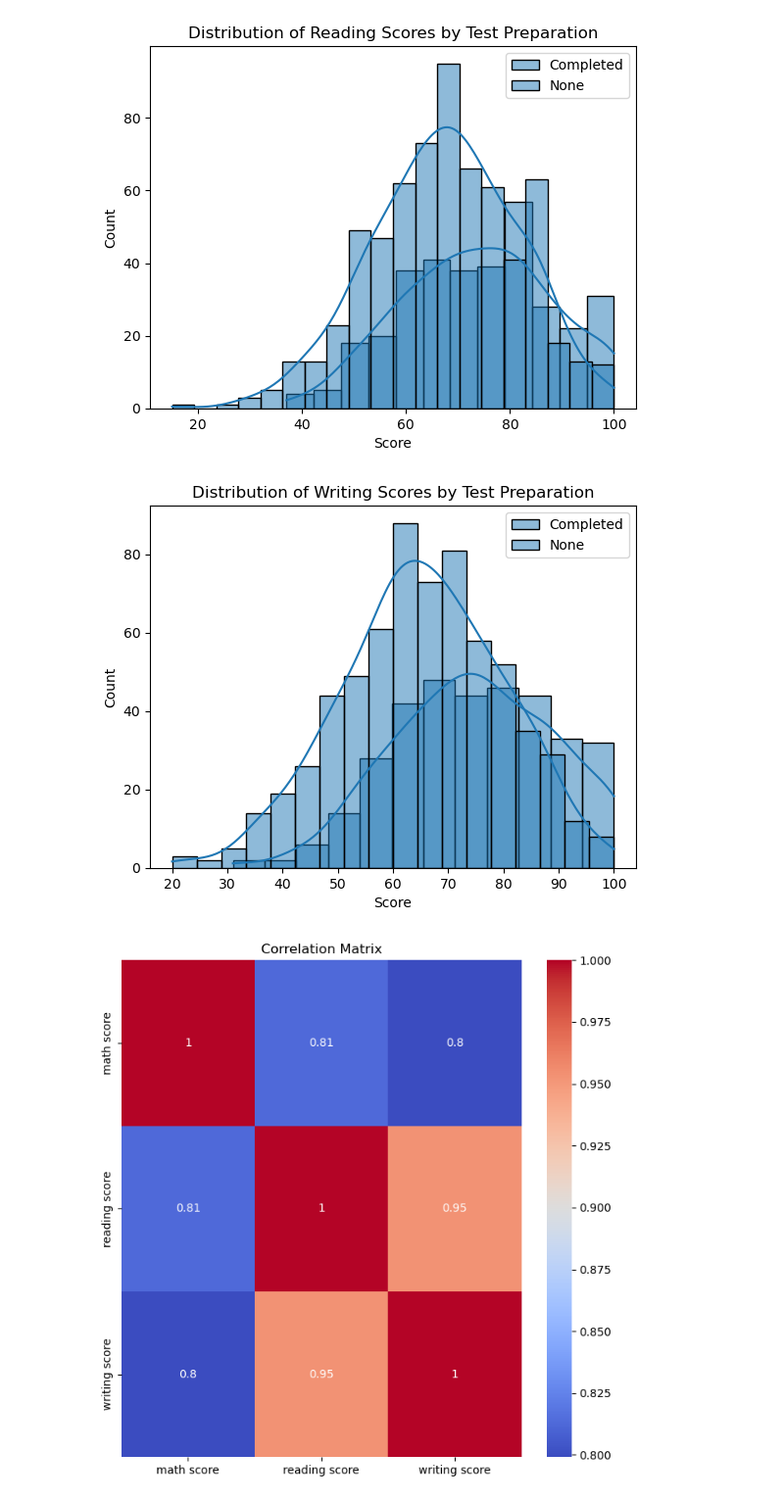
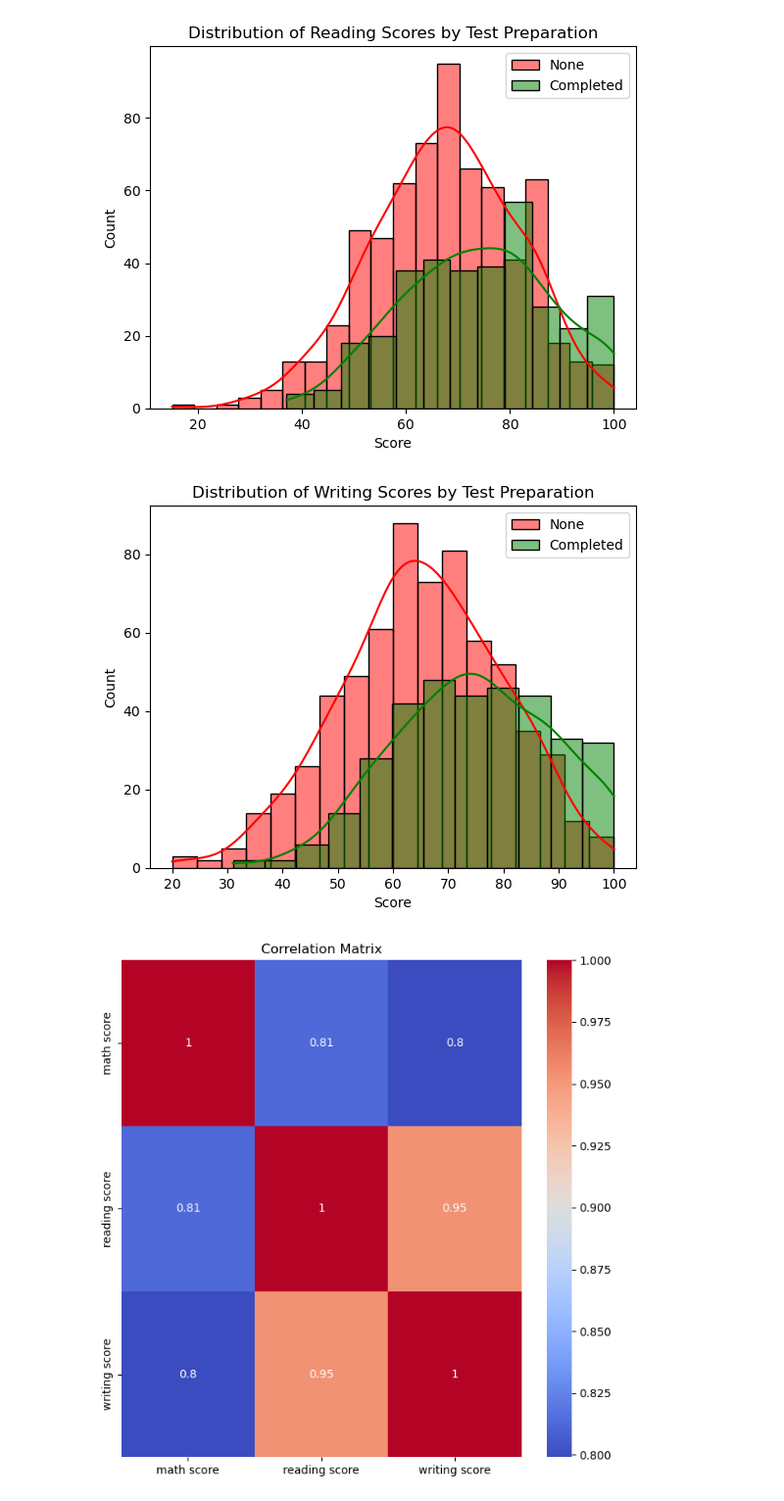
Before and after one commit to sahartvk/DataMining_Exam-Scores, a Jupyter notebook: project.ipynb, the cells around one changed output. Shown: that part at 98% size. Cells and saved outputs as stored; diff of their text form; code cells hidden in the pictures.

```diff
--- a/project.ipynb
+++ b/project.ipynb
@@ -66,23 +129,25 @@ plt.show()
 # %%
-sns.histplot(data[data['test preparation course'] == 'completed']['reading score'], kde=True, label='Completed')
-sns.histplot(data[data['test preparation course'] == 'none']['reading score'], kde=True, label='None')
+sns.histplot(data[data['test preparation course'] == 'none']['reading score'], kde=True, label='None',color='red')
+sns.histplot(data[data['test preparation course'] == 'completed']['reading score'], kde=True, label='Completed',color='green')
+
 plt.title('Distribution of Reading Scores by Test Preparation')
 plt.xlabel('Score')
 plt.ylabel('Count')
 plt.legend()
 plt.show()
 # %% [output]
-[figure, old version]
+[figure, new version]
 # %%
-sns.histplot(data[data['test preparation course'] == 'completed']['writing score'], kde=True, label='Completed')
-sns.histplot(data[data['test preparation course'] == 'none']['writing score'], kde=True, label='None')
+sns.histplot(data[data['test preparation course'] == 'none']['writing score'], kde=True, label='None',color='red')
+sns.histplot(data[data['test preparation course'] == 'completed']['writing score'], kde=True, label='Completed',color='green')
+
 plt.title('Distribution of Writing Scores by Test Preparation')
 plt.xlabel('Score')
 plt.ylabel('Count')
 plt.legend()
 plt.show()
 # %% [output]
-[figure, old version]
+[figure, new version]
 # %%
 # Correlation matrix
 corr_matrix = data.corr()
```
Also changed, not shown: parts of 14 cells of this notebook.
